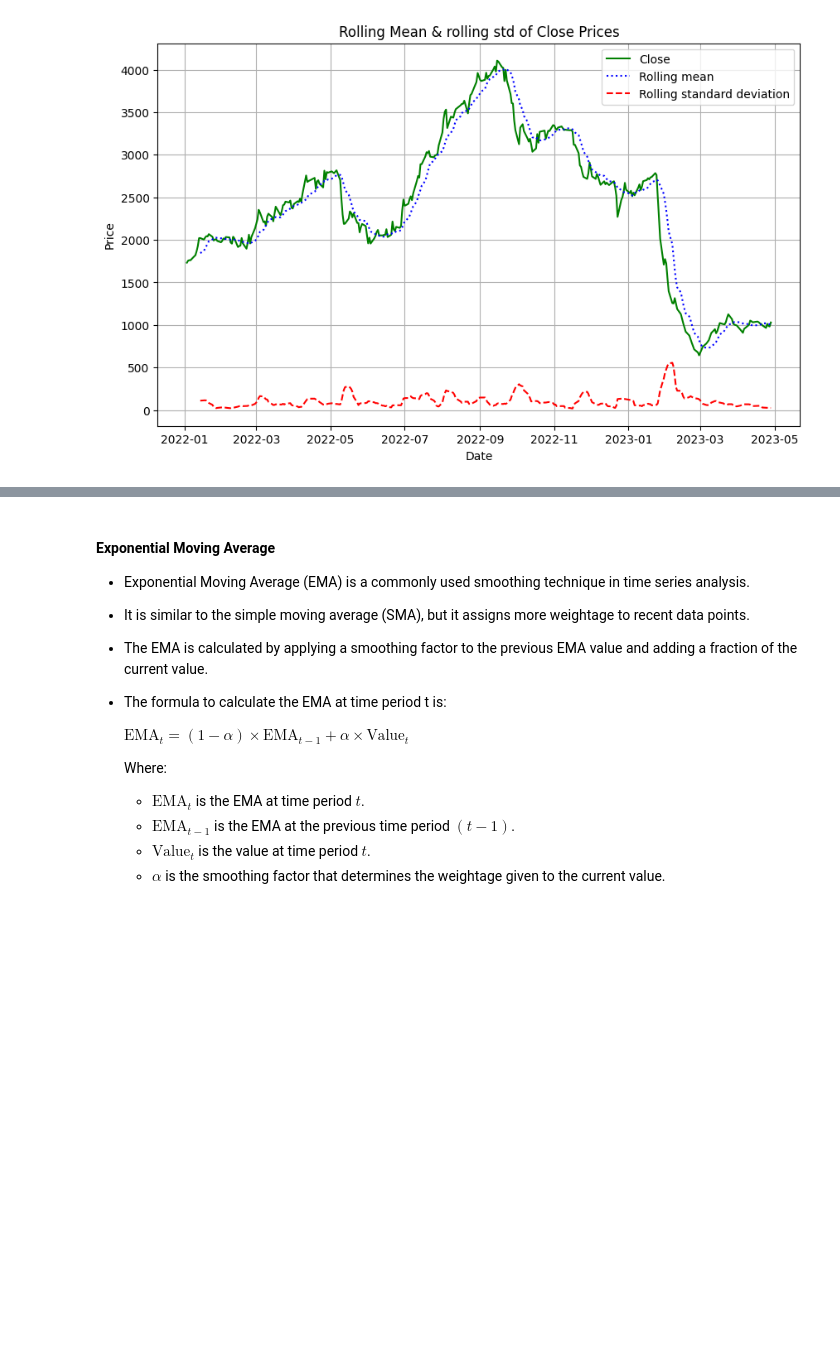
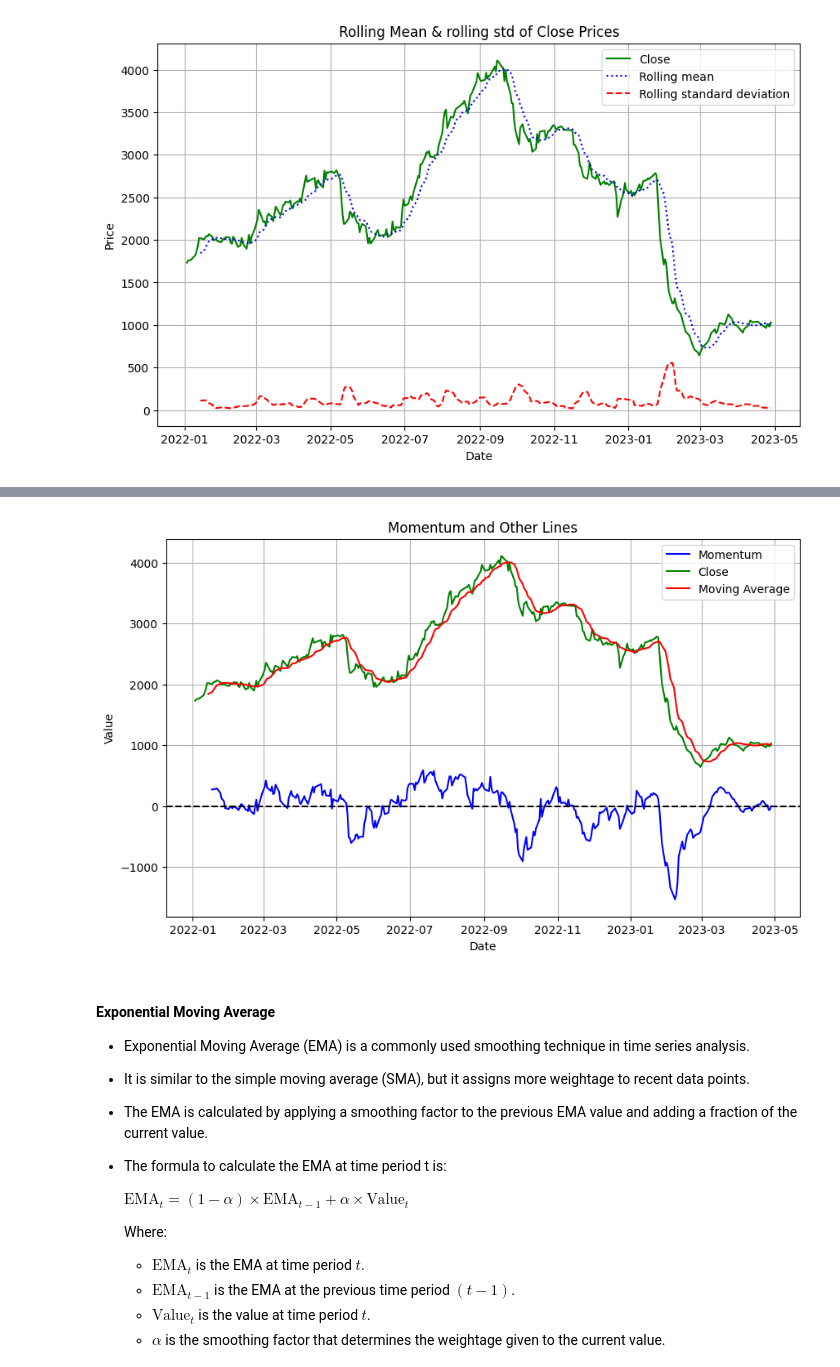
Before and after one commit to arunp77/Machine-Learning, a Jupyter notebook: Projects-ML/Monte-carlo-simulation.ipynb, the cells around one changed output, grey strips where cells are left out. Cells and saved outputs as stored; diff of their text form; code cells hidden in the pictures; blank space fills up the shorter version.

Commit message:
Fundamental stock analysis
We added MACD, Bollinger bands, Voltality, EMA, SMA, Moving statistics etc

```diff
--- a/Projects-ML/Monte-carlo-simulation.ipynb
+++ b/Projects-ML/Monte-carlo-simulation.ipynb
@@ -853,0 +871,7 @@ plt.show()
+# %%
+# Calculate the momentum
+n_periods = 10  # Number of periods for momentum calculation
+adani_df3['Momentum'] = adani_df3['Close'] - adani_df3['Close'].shift(n_periods)
+
+# Print the DataFrame with momentum values
+adani_df3.head()
@@ -854,3 +886,32 @@ plt.show()
+# %%
+# Create a figure and axis object
+fig, ax = plt.subplots(figsize=(10, 6))
+
+# Plotting the Momentum
+plt.plot(adani_df3.index, adani_df3['Momentum'], label='Momentum', color='blue')
+
+# Plotting the Close Price
+plt.plot(adani_df3.index, adani_df3['Close'], label='Close', color='green')
+
+# Plotting the Moving Average
+plt.plot(adani_df3.index, adani_df3['rolling_mean'], label='Moving Average', color='red')
+
+# Add grid lines
+plt.grid(True)
+
+# Add a horizontal line at y=0
+plt.axhline(y=0, color='black', linestyle='--')
+
+# Add labels and title
+plt.xlabel('Date')
+plt.ylabel('Value')
+plt.title('Momentum and Other Lines')
+plt.legend()
+
+# Display the plot
+plt.show()
+# %% [output]
+[figure, added]
 # %% [markdown]
 #### Exponential Moving Average
 
```
Also changed, not shown: parts of 3 cells of this notebook.
